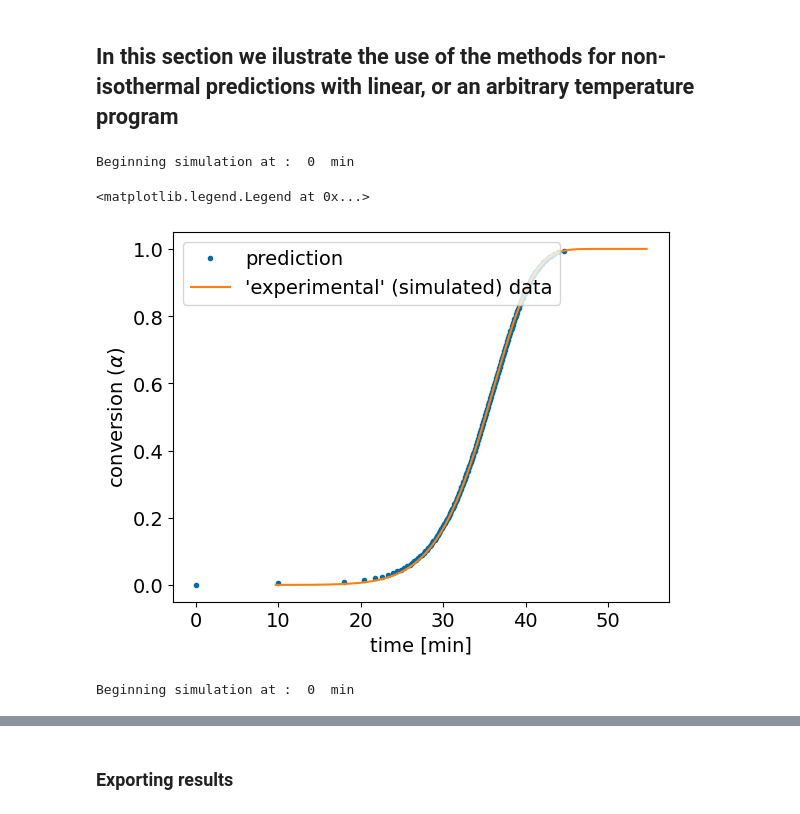
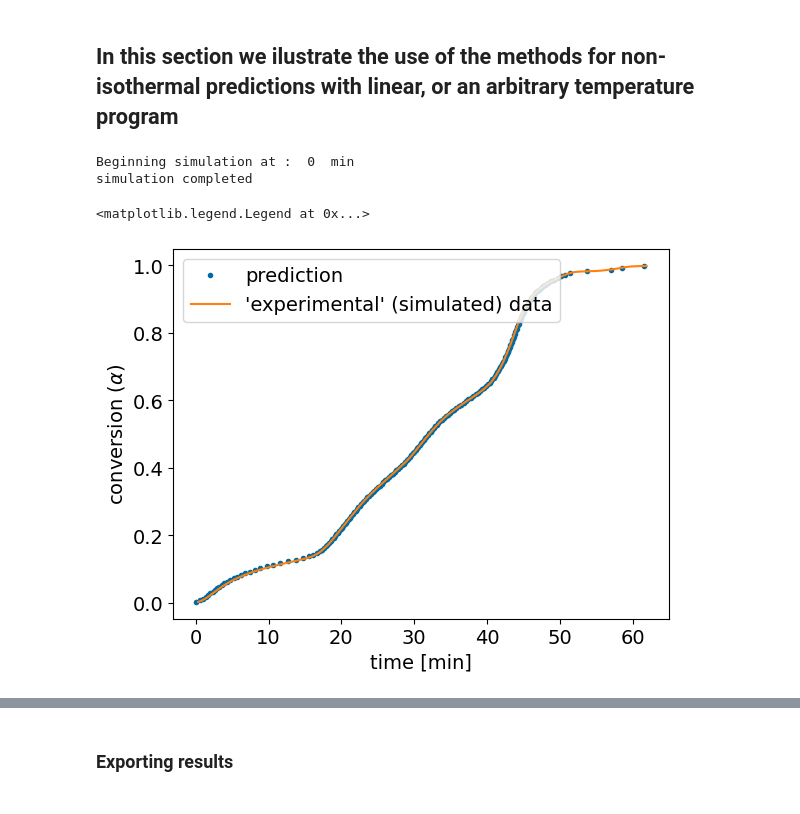
Before and after one commit to ErickErock/pICNIK, a Jupyter notebook: pICNIK_walk_through.ipynb, the cells around one changed output, grey strips where cells are left out. Cells and saved outputs as stored; diff of their text form; code cells hidden in the pictures.

```diff
--- a/pICNIK_walk_through.ipynb
+++ b/pICNIK_walk_through.ipynb
@@ -70,0 +78,4 @@ Done
+# %%
+xtr.Conversion(300*np.ones(len(B)),
+               950*np.ones(len(B)))
+isoTables  = xtr.Isoconversion(d_a = 0.005) #The last element in the left side
@@ -72,15 +89,12 @@ Done
 # The ActivationEnergy object is summoned as ususal
 ace = pnk.ActivationEnergy(B,
                            T0,
-                           T_DF,
-                           d_DF,
-                           aT_DF,
-                           at_DF)
+                           isoTables)
 # %% [markdown]
 ## Activation Energy
 
 ## The "classic" methods, i.e., Fr(, OFW(, KAS( and Vy( remain the same. While the advanced method of Vyazovkin has suffered some minor modifications. One of them is the possiblity to define the parameter $p$, which defines the level of confidence for the error associated to the activation energy, being 1 a 100%. Other modifications include the integration method (available methods: trapezoid(default),simpson and romberg). The Romberg method may be a little more accurate but takes a lot more of time.
 # %%
-aVy = ace.aVy((65,80),var='time', p= 0.95, method='trapezoid')
+aVy = ace.aVy((5,380),var='time', p= 0.90)
 # %% [output]
 Advanced Vyazovkin method: Computing activation energies...
@@ -228,16 +194,17 @@ plt.legend()
 ## In this section we ilustrate the use of the methods for non-isothermal predictions with linear, or an arbitrary temperature program
 # %%
 # This is a prediction of the conversion under a linear heating rate of 10 K/min
-ap2,Tp2,tp2 = ace.prediction(aVy[0],B=10,alpha=0.999, N=1,bounds = (10,10))
+ap2,Tp2,tp2 = ace.modelfree_prediction(aVy[2],B=10,alpha=0.999, bounds = (10,10))
 # %% [output]
 Beginning simulation at :  0  min
+simulation completed
 # %%
 plt.plot(tp2,ap2,'.',label='prediction')
-plt.plot(xtr.t[2],xtr.alpha[2],label="'experimental' (simulated) data")
+plt.plot(xtr.t[1],xtr.alpha[1],label="'experimental' (simulated) data")
 
 plt.ylabel(r'conversion ($\alpha$)')
 plt.xlabel('time [min]')
 plt.legend(loc='upper left')
 # %% [output]
 <matplotlib.legend.Legend at 0x...>
-[figure, old version]
+[figure, new version]
@@ -254,5 +210,0 @@ def Temp_program(t):
-# %%
-# This is a prediction of the conversion under a mixed temperaure program with isothermal and linear steps
-ap3,Tp3,tp3 = ace.prediction(aVy[0],B=10,T_func = Temp_program,alpha=0.999, N=1,bounds = (10,10))
-# %% [output]
-Beginning simulation at :  0  min
```
Also changed, not shown: parts of 29 cells of this notebook, 1 other file.
